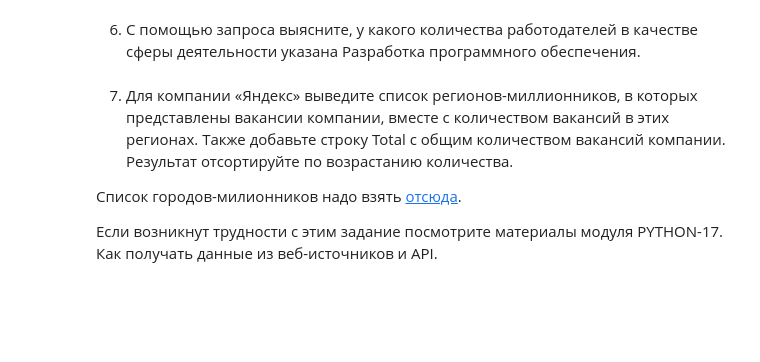
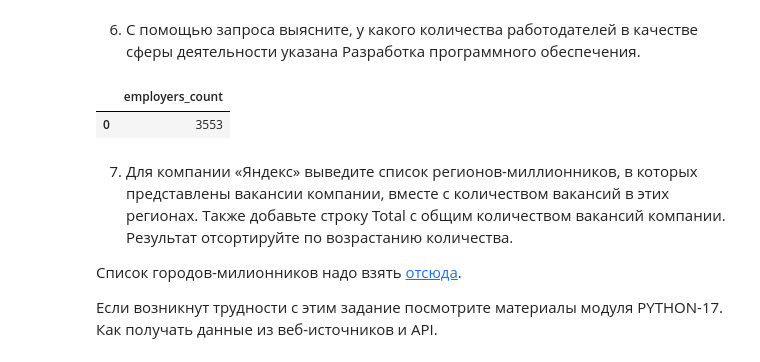
Before and after one commit to yogiki/LernProject_SF, a Jupyter notebook: SF_Exam_3/Project_2_Ноутбук_шаблон.ipynb, the cells around one changed output. Drawn from its saved outputs; the diff is of its cells as text; code cells hidden in the pictures; blank space fills up the shorter version.

```diff
--- a/SF_Exam_3/Project_2_Ноутбук_шаблон.ipynb
+++ b/SF_Exam_3/Project_2_Ноутбук_шаблон.ipynb
@@ -337,5 +337,15 @@ df
 # %% [markdown]
 6. С помощью запроса выясните, у какого количества работодателей в качестве сферы деятельности указана Разработка программного обеспечения.
 # %%
-# текст запроса
+query = """
+SELECT COUNT(DISTINCT ei.employer_id) as employers_count
+FROM employers_industries ei
+JOIN industries i ON ei.industry_id = i.id
+WHERE i.name = 'Разработка программного обеспечения'
+"""
+df = pd.read_sql_query(query, connection)
+df
+# %% [output]
+|  | employers_count |
+| 0 | 3553 |
 # %%
```
Also changed, not shown: parts of 10 cells of this notebook.
